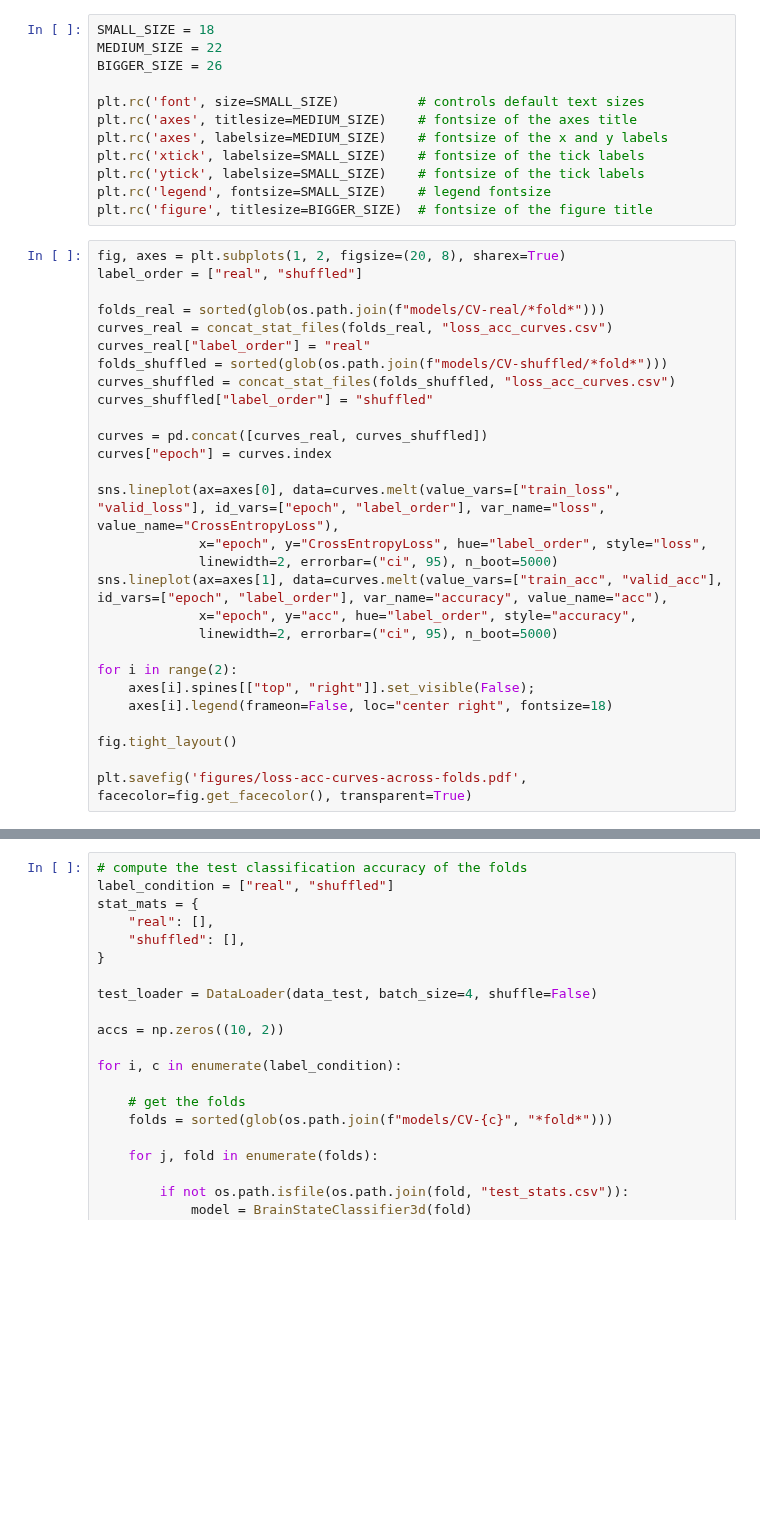
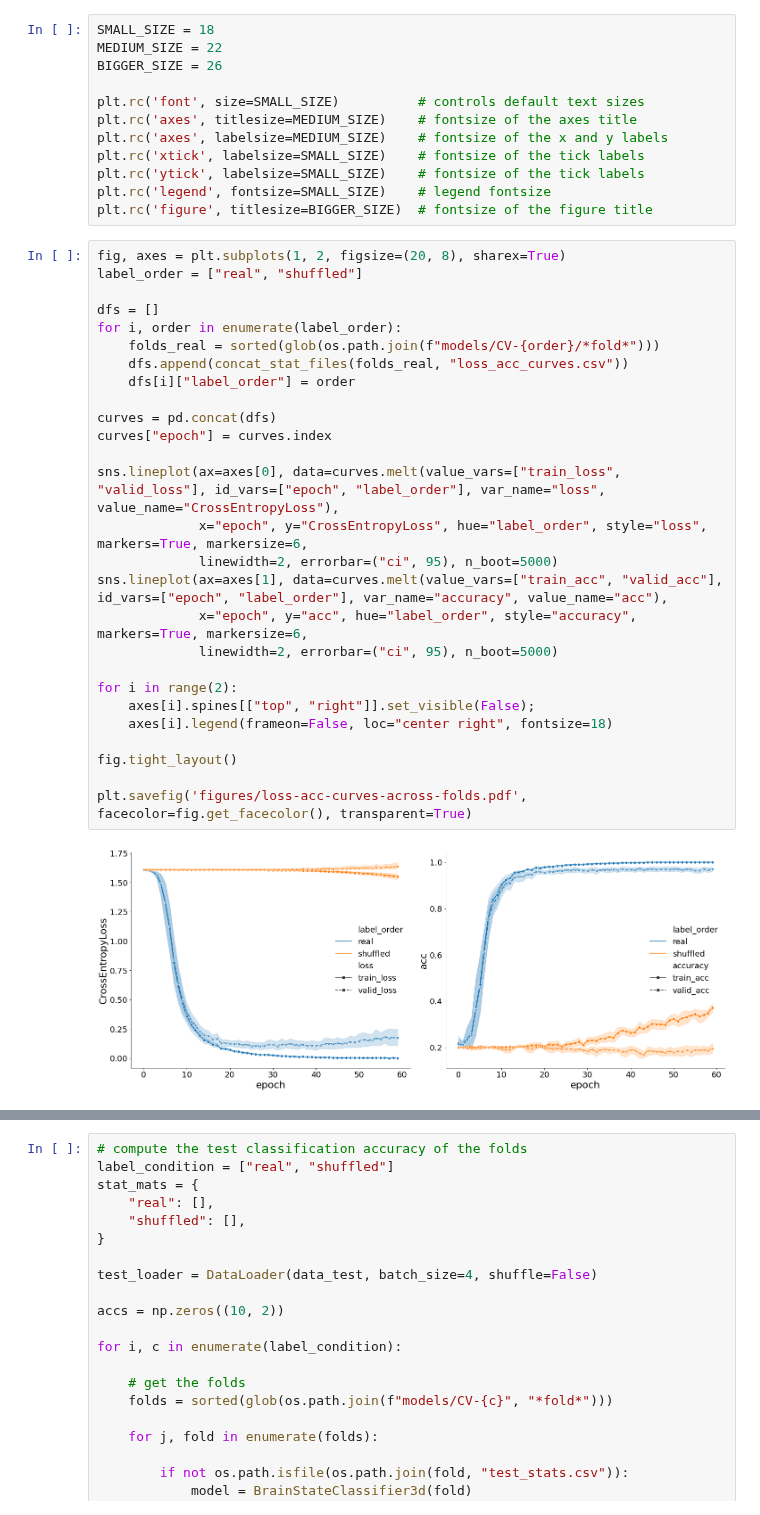
Before and after one commit to PhilippS893/thesis_code_and_analyses, a Jupyter notebook: 01_train_classifier/motor_classifier.ipynb, the cells around one changed output, grey strips where cells are left out. Cells and saved outputs as stored; diff of their text form; blank space fills up the shorter version.

```diff
--- a/01_train_classifier/motor_classifier.ipynb
+++ b/01_train_classifier/motor_classifier.ipynb
@@ -241,29 +241,30 @@ plt.rc('figure', titlesize=BIGGER_SIZE)  # fontsize of the figure title
 # %%
 fig, axes = plt.subplots(1, 2, figsize=(20, 8), sharex=True)
 label_order = ["real", "shuffled"]
 
-folds_real = sorted(glob(os.path.join(f"models/CV-real/*fold*")))
-curves_real = concat_stat_files(folds_real, "loss_acc_curves.csv")
-curves_real["label_order"] = "real"
-folds_shuffled = sorted(glob(os.path.join(f"models/CV-shuffled/*fold*")))
-curves_shuffled = concat_stat_files(folds_shuffled, "loss_acc_curves.csv")
-curves_shuffled["label_order"] = "shuffled"
+dfs = []
+for i, order in enumerate(label_order):
+    folds_real = sorted(glob(os.path.join(f"models/CV-{order}/*fold*")))
+    dfs.append(concat_stat_files(folds_real, "loss_acc_curves.csv"))
+    dfs[i]["label_order"] = order
 
-curves = pd.concat([curves_real, curves_shuffled])
+curves = pd.concat(dfs)
 curves["epoch"] = curves.index
 
 sns.lineplot(ax=axes[0], data=curves.melt(value_vars=["train_loss", "valid_loss"], id_vars=["epoch", "label_order"], var_name="loss", value_name="CrossEntropyLoss"),
-             x="epoch", y="CrossEntropyLoss", hue="label_order", style="loss",
+             x="epoch", y="CrossEntropyLoss", hue="label_order", style="loss", markers=True, markersize=6,
              linewidth=2, errorbar=("ci", 95), n_boot=5000)
 sns.lineplot(ax=axes[1], data=curves.melt(value_vars=["train_acc", "valid_acc"], id_vars=["epoch", "label_order"], var_name="accuracy", value_name="acc"),
-             x="epoch", y="acc", hue="label_order", style="accuracy",
+             x="epoch", y="acc", hue="label_order", style="accuracy", markers=True, markersize=6,
              linewidth=2, errorbar=("ci", 95), n_boot=5000)
 
 for i in range(2):
     axes[i].spines[["top", "right"]].set_visible(False);
     axes[i].legend(frameon=False, loc="center right", fontsize=18)
 
 fig.tight_layout()
 
 plt.savefig('figures/loss-acc-curves-across-folds.pdf', facecolor=fig.get_facecolor(), transparent=True)
+# %% [output]
+[figure, added]
 # %% [markdown]
```
Also changed, not shown: parts of 26 cells of this notebook, 35 other files.
